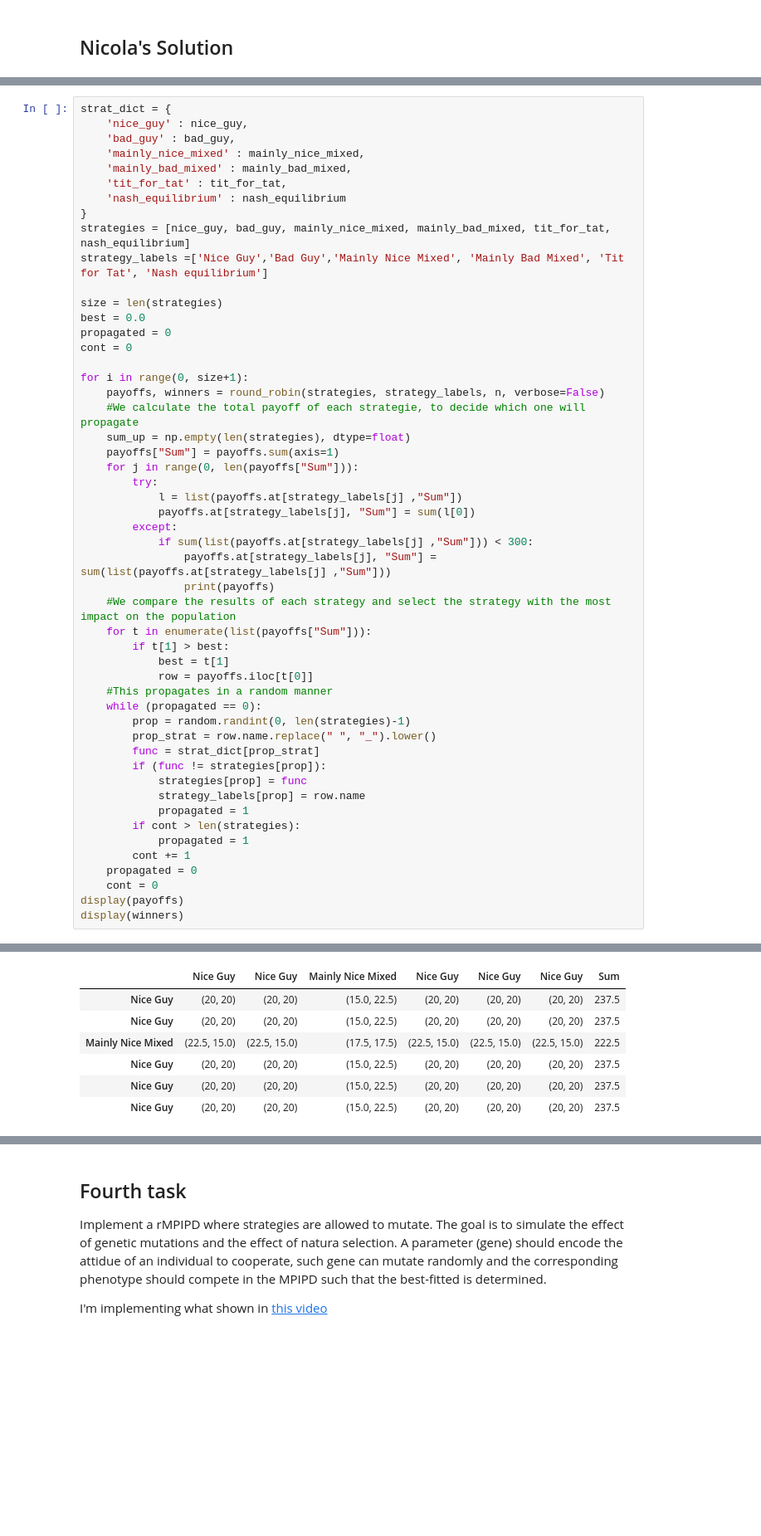
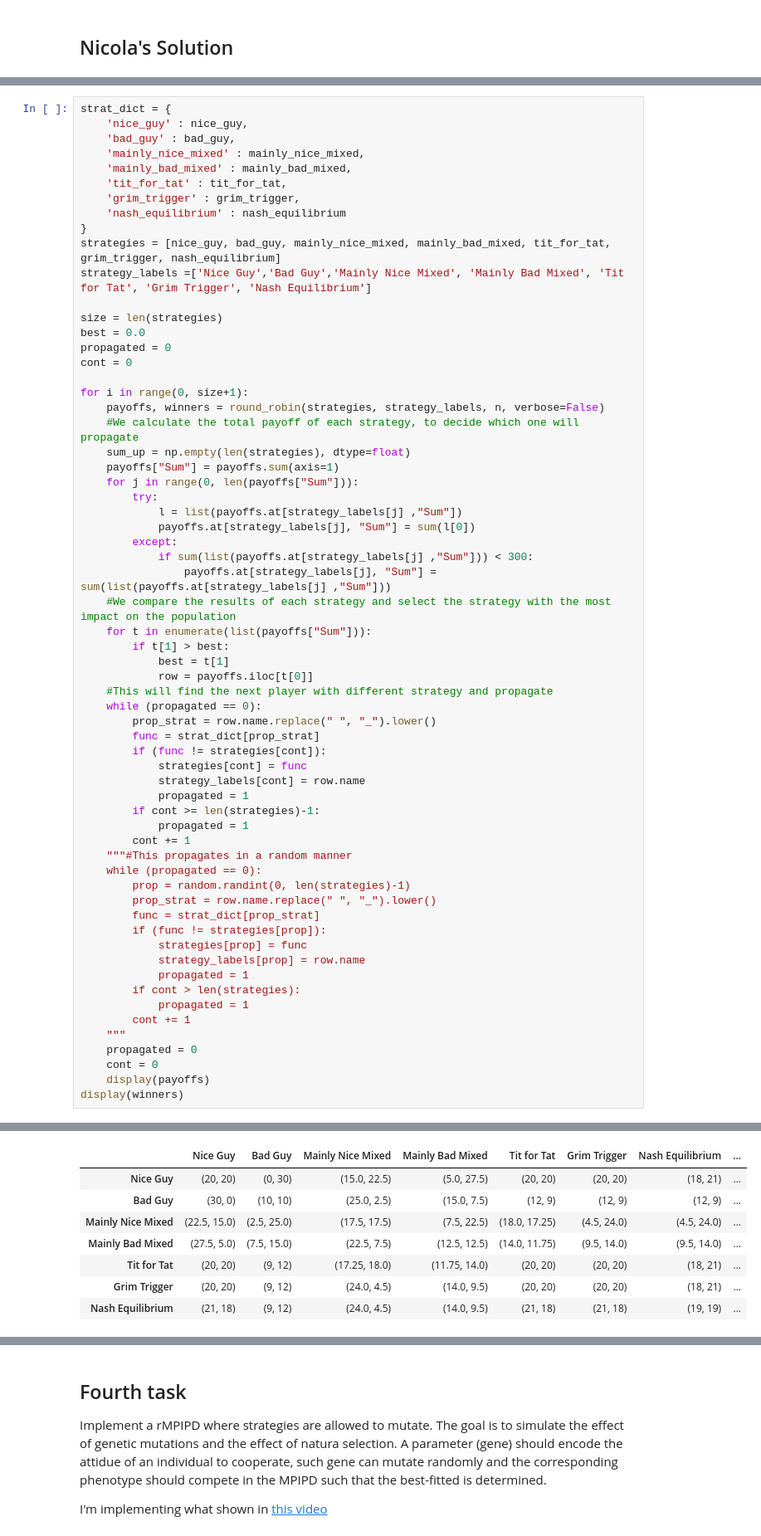
Before and after one commit to nicoladalbello2/HLPProject, a Jupyter notebook: Project.ipynb, the cells around one changed output, grey strips where cells are left out. Shown at 83% size. Drawn from its saved outputs; the diff is of its cells as text; blank space fills up the shorter version.

```diff
--- a/Project.ipynb
+++ b/Project.ipynb
@@ -947,10 +948,11 @@ strat_dict = {
     'mainly_nice_mixed' : mainly_nice_mixed,
     'mainly_bad_mixed' : mainly_bad_mixed,
     'tit_for_tat' : tit_for_tat,
+    'grim_trigger' : grim_trigger,
     'nash_equilibrium' : nash_equilibrium
 }
-strategies = [nice_guy, bad_guy, mainly_nice_mixed, mainly_bad_mixed, tit_for_tat, nash_equilibrium]
-strategy_labels =['Nice Guy','Bad Guy','Mainly Nice Mixed', 'Mainly Bad Mixed', 'Tit for Tat', 'Nash equilibrium']
+strategies = [nice_guy, bad_guy, mainly_nice_mixed, mainly_bad_mixed, tit_for_tat, grim_trigger, nash_equilibrium]
+strategy_labels =['Nice Guy','Bad Guy','Mainly Nice Mixed', 'Mainly Bad Mixed', 'Tit for Tat', 'Grim Trigger', 'Nash Equilibrium']
 
 size = len(strategies)
 best = 0.0
@@ -959,7 +961,7 @@ cont = 0
 
 for i in range(0, size+1):
     payoffs, winners = round_robin(strategies, strategy_labels, n, verbose=False)
-    #We calculate the total payoff of each strategie, to decide which one will propagate
+    #We calculate the total payoff of each strategy, to decide which one will propagate
     sum_up = np.empty(len(strategies), dtype=float)
     payoffs["Sum"] = payoffs.sum(axis=1)
     for j in range(0, len(payoffs["Sum"])):
@@ -969,13 +971,23 @@ for i in range(0, size+1):
         except:
             if sum(list(payoffs.at[strategy_labels[j] ,"Sum"])) < 300:
                 payoffs.at[strategy_labels[j], "Sum"] = sum(list(payoffs.at[strategy_labels[j] ,"Sum"]))
-                print(payoffs)
     #We compare the results of each strategy and select the strategy with the most impact on the population
     for t in enumerate(list(payoffs["Sum"])):
         if t[1] > best:
             best = t[1]
             row = payoffs.iloc[t[0]]
-    #This propagates in a random manner
+    #This will find the next player with different strategy and propagate
+    while (propagated == 0):
+        prop_strat = row.name.replace(" ", "_").lower()
+        func = strat_dict[prop_strat]
+        if (func != strategies[cont]):
+            strategies[cont] = func
+            strategy_labels[cont] = row.name
+            propagated = 1
+        if cont >= len(strategies)-1:
+            propagated = 1
+        cont += 1
+    """#This propagates in a random manner
     while (propagated == 0):
         prop = random.randint(0, len(strategies)-1)
         prop_strat = row.name.replace(" ", "_").lower()
@@ -987,8 +999,9 @@ for i in range(0, size+1):
         if cont > len(strategies):
             propagated = 1
         cont += 1
+    """
     propagated = 0
     cont = 0
-display(payoffs)
+    display(payoffs)
 display(winners)
 # %% [output]
@@ -1012,7 +1008,8 @@ Nice Guy               (20, 20)      (20, 20)  237.5
-|  | Nice Guy | Nice Guy | Mainly Nice Mixed | Nice Guy | Nice Guy | Nice Guy | Sum |
-| Nice Guy | (20, 20) | (20, 20) | (15.0, 22.5) | (20, 20) | (20, 20) | (20, 20) | 237.5 |
-| Nice Guy | (20, 20) | (20, 20) | (15.0, 22.5) | (20, 20) | (20, 20) | (20, 20) | 237.5 |
-| Mainly Nice Mixed | (22.5, 15.0) | (22.5, 15.0) | (17.5, 17.5) | (22.5, 15.0) | (22.5, 15.0) | (22.5, 15.0) | 222.5 |
-| Nice Guy | (20, 20) | (20, 20) | (15.0, 22.5) | (20, 20) | (20, 20) | (20, 20) | 237.5 |
-| Nice Guy | (20, 20) | (20, 20) | (15.0, 22.5) | (20, 20) | (20, 20) | (20, 20) | 237.5 |
-| Nice Guy | (20, 20) | (20, 20) | (15.0, 22.5) | (20, 20) | (20, 20) | (20, 20) | 237.5 |
+|  | Nice Guy | Bad Guy | Mainly Nice Mixed | Mainly Bad Mixed | Tit for Tat | Grim Trigger | Nash Equilibrium | ... |
+| Nice Guy | (20, 20) | (0, 30) | (15.0, 22.5) | (5.0, 27.5) | (20, 20) | (20, 20) | (18, 21) | ... |
+| Bad Guy | (30, 0) | (10, 10) | (25.0, 2.5) | (15.0, 7.5) | (12, 9) | (12, 9) | (12, 9) | ... |
+| Mainly Nice Mixed | (22.5, 15.0) | (2.5, 25.0) | (17.5, 17.5) | (7.5, 22.5) | (18.0, 17.25) | (4.5, 24.0) | (4.5, 24.0) | ... |
+| Mainly Bad Mixed | (27.5, 5.0) | (7.5, 15.0) | (22.5, 7.5) | (12.5, 12.5) | (14.0, 11.75) | (9.5, 14.0) | (9.5, 14.0) | ... |
+| Tit for Tat | (20, 20) | (9, 12) | (17.25, 18.0) | (11.75, 14.0) | (20, 20) | (20, 20) | (18, 21) | ... |
+| Grim Trigger | (20, 20) | (9, 12) | (24.0, 4.5) | (14.0, 9.5) | (20, 20) | (20, 20) | (18, 21) | ... |
+| Nash Equilibrium | (21, 18) | (9, 12) | (24.0, 4.5) | (14.0, 9.5) | (21, 18) | (21, 18) | (19, 19) | ... |
```
Also changed, not shown: parts of 15 cells of this notebook.
